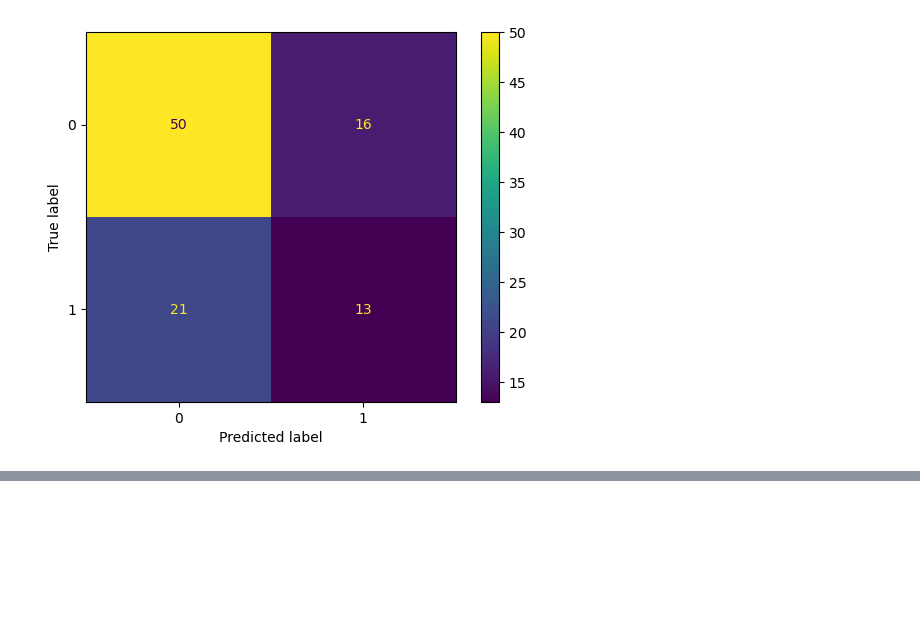
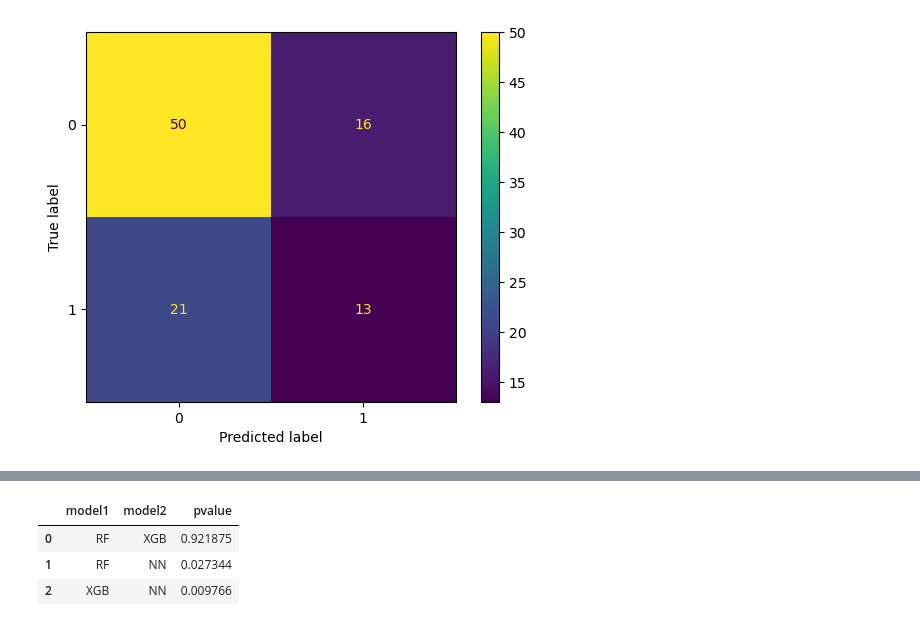
Before and after one commit to barbara-san/LabIACD-Project-1, a Jupyter notebook: Delivery/model_comparison.ipynb, the cells around one changed output, grey strips where cells are left out. Drawn from its saved outputs; the diff is of its cells as text; code cells hidden in the pictures; blank space fills up the shorter version.

```diff
--- a/Delivery/model_comparison.ipynb
+++ b/Delivery/model_comparison.ipynb
@@ -81,0 +135,8 @@ def models_performance_comparison():
+# %%
+metrics_dfs_of_fold_per_model['roc_auc_score']
+# Write conclusions from the results in the table
+# %% [output]
+|  | model1 | model2 | pvalue |
+| 0 | RF | XGB | 0.921875 |
+| 1 | RF | NN | 0.027344 |
+| 2 | XGB | NN | 0.009766 |
```
Also changed, not shown: parts of 8 cells of this notebook.
